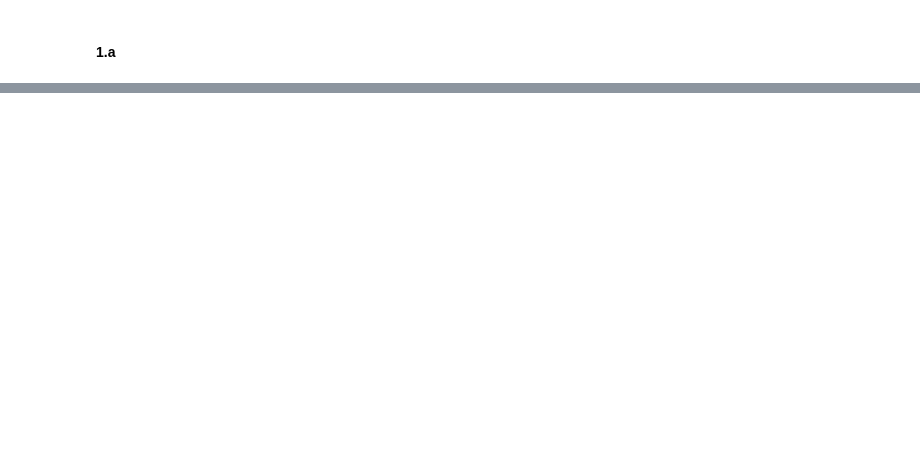
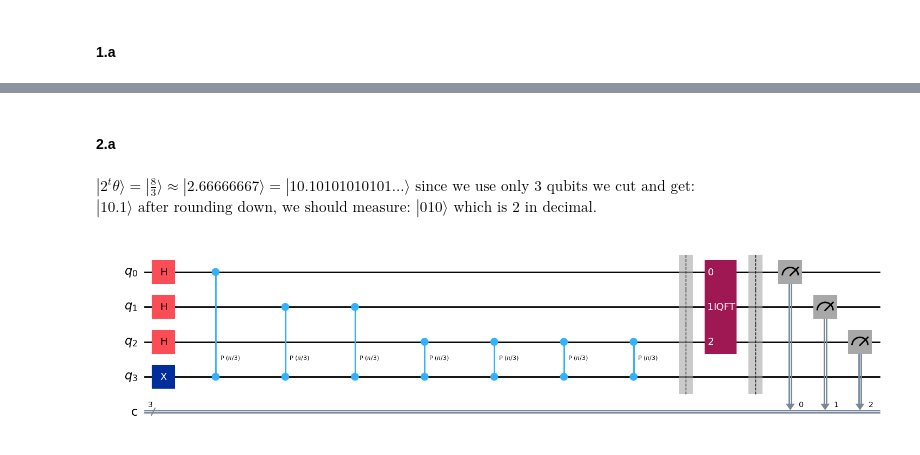
Before and after one commit to GalD101/qiskit_HW, a Jupyter notebook: hw9.ipynb, the cells around one changed output, grey strips where cells are left out. Cells and saved outputs as stored; diff of their text form; code cells hidden in the pictures; blank space fills up the shorter version.

```diff
--- a/hw9.ipynb
+++ b/hw9.ipynb
@@ -140,0 +96,11 @@ qc.draw("mpl")
+# %% [markdown]
+#### 2.a
+# %% [markdown]
+$ |2^t\theta\rangle = |\frac{8}{3}\rangle \approx |2.66666667\rangle = |10.10101010101...\rangle \text{ since we use only 3 qubits we cut and get: } $
+$ |10.1\rangle \text{ after rounding down, we should measure: } |010\rangle \text{ which is 2 in decimal.} $
+# %%
+t = 3
+qc = create_qpe_circuit(t, theta)
+qc.draw(output='mpl')
+# %% [output]
+[figure, added]
```
Also changed, not shown: parts of 33 cells of this notebook.
